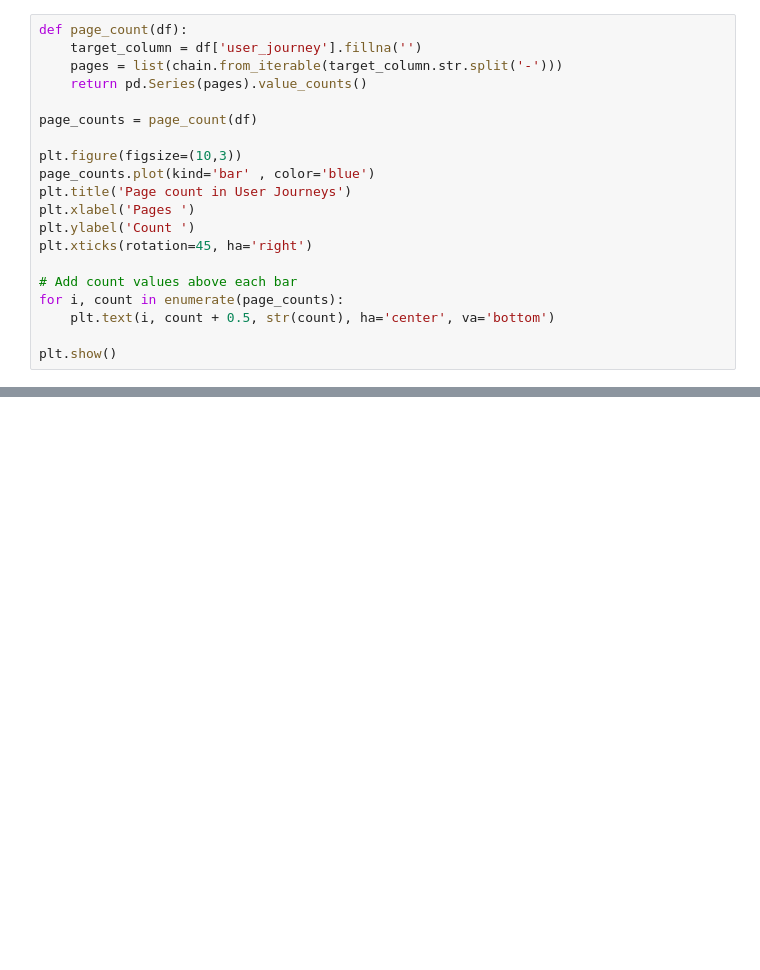
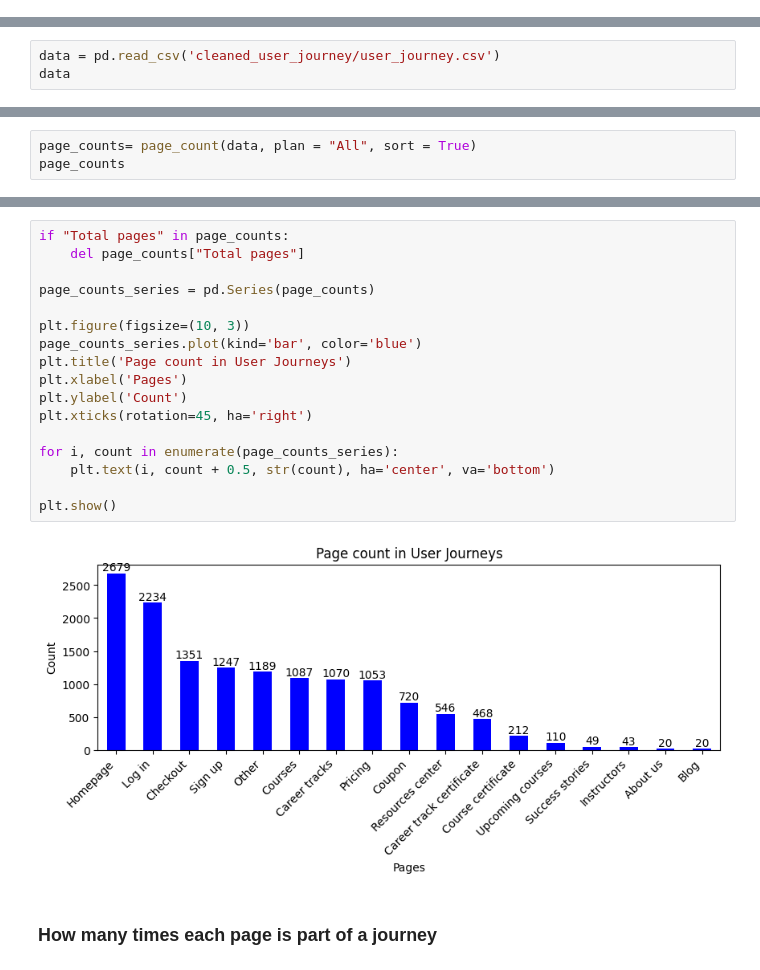
Before and after one commit to SoufianeAzerdaoui/Journey_User_Analysis, a Jupyter notebook: Analyzing_Data.ipynb, the cells around one changed output, grey strips where cells are left out. Saved outputs shown, nothing was run; the diff lists cells and outputs as text; blank space fills up the shorter version.

```diff
--- a/Analyzing_Data.ipynb
+++ b/Analyzing_Data.ipynb
@@ -33,20 +0,0 @@ df
-# %%
-def page_count(df):
-    target_column = df['user_journey'].fillna('')
-    pages = list(chain.from_iterable(target_column.str.split('-')))
-    return pd.Series(pages).value_counts()
-
-page_counts = page_count(df)
-
-plt.figure(figsize=(10,3))
-page_counts.plot(kind='bar' , color='blue')
-plt.title('Page count in User Journeys')
-plt.xlabel('Pages ')
-plt.ylabel('Count ')
-plt.xticks(rotation=45, ha='right')
-
-# Add count values above each bar
-for i, count in enumerate(page_counts):
-    plt.text(i, count + 0.5, str(count), ha='center', va='bottom')
-
-plt.show()
@@ -238,0 +540,3 @@ Upcoming courses                     3.0           96.0
+# %%
+data = pd.read_csv('cleaned_user_journey/user_journey.csv')
+data
@@ -238,0 +559,3 @@ Upcoming courses                     3.0           96.0
+# %%
+page_counts= page_count(data, plan = "All", sort = True)
+page_counts
@@ -238,0 +581,21 @@ Upcoming courses                     3.0           96.0
+# %%
+if "Total pages" in page_counts:
+    del page_counts["Total pages"]
+
+page_counts_series = pd.Series(page_counts)
+
+plt.figure(figsize=(10, 3))
+page_counts_series.plot(kind='bar', color='blue')
+plt.title('Page count in User Journeys')
+plt.xlabel('Pages')
+plt.ylabel('Count')
+plt.xticks(rotation=45, ha='right')
+
+for i, count in enumerate(page_counts_series):
+    plt.text(i, count + 0.5, str(count), ha='center', va='bottom')
+
+plt.show()
+# %% [output]
+[figure, added]
+# %% [markdown]
+### How many times each page is part of a journey
```
Also changed, not shown: parts of 46 cells of this notebook, 7 other files.
